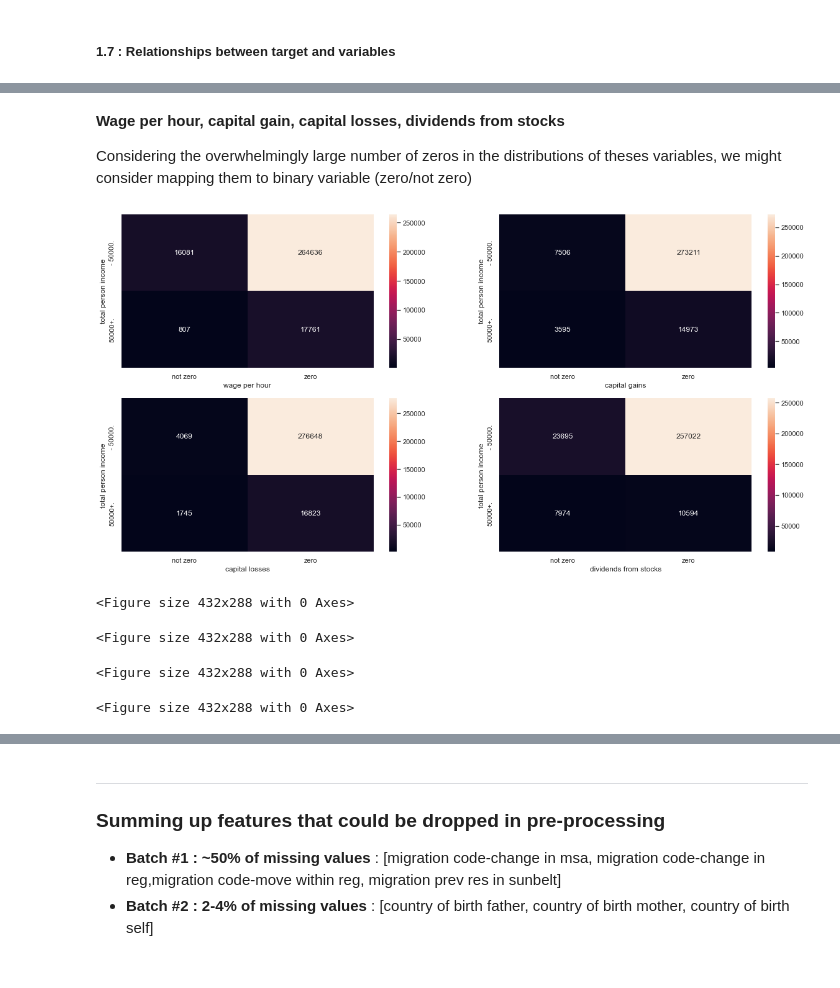
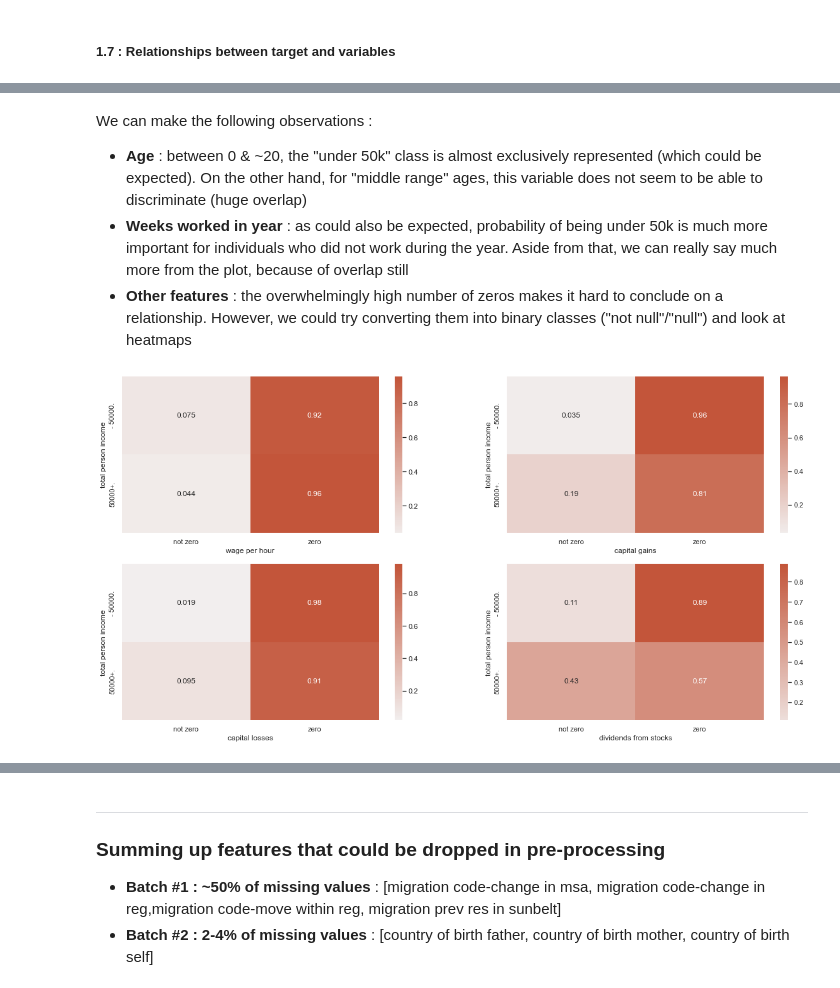
Before and after one commit to jboistard/dataiku_assessment, a Jupyter notebook: 1_EDA.ipynb, the cells around one changed output, grey strips where cells are left out. Saved outputs shown, nothing was run; the diff lists cells and outputs as text; code cells hidden in the pictures.

```diff
--- a/1_EDA.ipynb
+++ b/1_EDA.ipynb
@@ -318,6 +308,8 @@ We can simply look at density plots for this continous variables
 # %%
-plt.figure()
-sns.histplot(data_under50, x="age", stat="density", kde=True, label="Under 50k", color="blue")
-sns.histplot(data_over50, x="age", stat="density", kde=True, label="Over 50k", color="orange")
-plt.legend()
+features_to_compare = [col for col in num_cols if col != "num persons worked for employer"]
+
+fig, axs = plt.subplots(nrows=2, ncols=3, figsize=(30, 10))
+for i, col in enumerate(features_to_compare):
+    sns.histplot(data_under50, x=col, stat="density", kde=True, label="Under 50k", color="blue", ax=axs.flatten()[i])
+    sns.histplot(data_over50, x=col, stat="density", kde=True, label="Over 50k", color="orange", ax=axs.flatten()[i])
 # %% [output]
@@ -333,6 +316,0 @@ These are heavily skewed variables with lots of zeros, we can try looking at the
-# %%
-for col in ["wage per hour", "capital gains", "capital losses", "dividends from stocks"]:
-    plt.figure()
-    sns.histplot(x=np.sqrt(data_under50[col]), stat="density", kde=True, label="Under 50k", color="blue")
-    sns.histplot(x=np.sqrt(data_over50[col]), stat="density", kde=True, label="Over 50k", color="orange")
-    plt.legend()
@@ -352,16 +317,20 @@ plt.legend()
-# %% [markdown]
-**Wage per hour, capital gain, capital losses, dividends from stocks**
-
-Considering the overwhelmingly large number of zeros in the distributions of theses variables, we might consider mapping them to binary variable (zero/not zero)
+# %% [markdown]
+We can make the following observations :
+
+- **Age** : between 0 & ~20, the "under 50k" class is almost exclusively represented (which could be expected). On the other hand, for "middle range" ages, this variable does not seem to be able to discriminate (huge overlap)
+- **Weeks worked in year** : as could also be expected, probability of being under 50k is much more important for individuals who did not work during the year. Aside from that, we can really say much more from the plot, because of overlap still
+- **Other features** : the overwhelmingly high number of zeros makes it hard to conclude on a relationship. However, we could try converting them into binary classes ("not null"/"null") and look at heatmaps
 # %%
+'''fig, axs = plt.subplots(nrows=2, ncols=2, figsize=(20, 10))
+cmap = sns.diverging_palette(230, 20, as_cmap=True)
+for i, col in enumerate(["wage per hour", "capital gains", "capital losses", "dividends from stocks"]):
+    sns.heatmap(pd.crosstab(data["total person income"], data[col].map(lambda val: "not zero" if val > 0 else "zero")), annot=True, fmt='d', ax=axs.flatten()[i], cmap=cmap, center=0)'''
+
 fig, axs = plt.subplots(nrows=2, ncols=2, figsize=(20, 10))
 cmap = sns.diverging_palette(230, 20, as_cmap=True)
 for i, col in enumerate(["wage per hour", "capital gains", "capital losses", "dividends from stocks"]):
-    plt.figure()
-    sns.heatmap(pd.crosstab(data["total person income"], data[col].map(lambda val: "not zero" if val > 0 else "zero")), annot=True, fmt='d', ax=axs.flatten()[i])
+    tab = pd.crosstab(data["total person income"], data[col].map(lambda val: "not zero" if val > 0 else "zero"))
+    tab = tab.apply(lambda row: row/row.sum(), axis=1)
+    sns.heatmap(tab, annot=True, ax=axs.flatten()[i], cmap=cmap, center=0)
 # %% [output]
-[figure, old version]
+[figure, new version]
-<Figure size 432x288 with 0 Axes>
-<Figure size 432x288 with 0 Axes>
-<Figure size 432x288 with 0 Axes>
-<Figure size 432x288 with 0 Axes>
```
Also changed, not shown: parts of 20 cells of this notebook.
